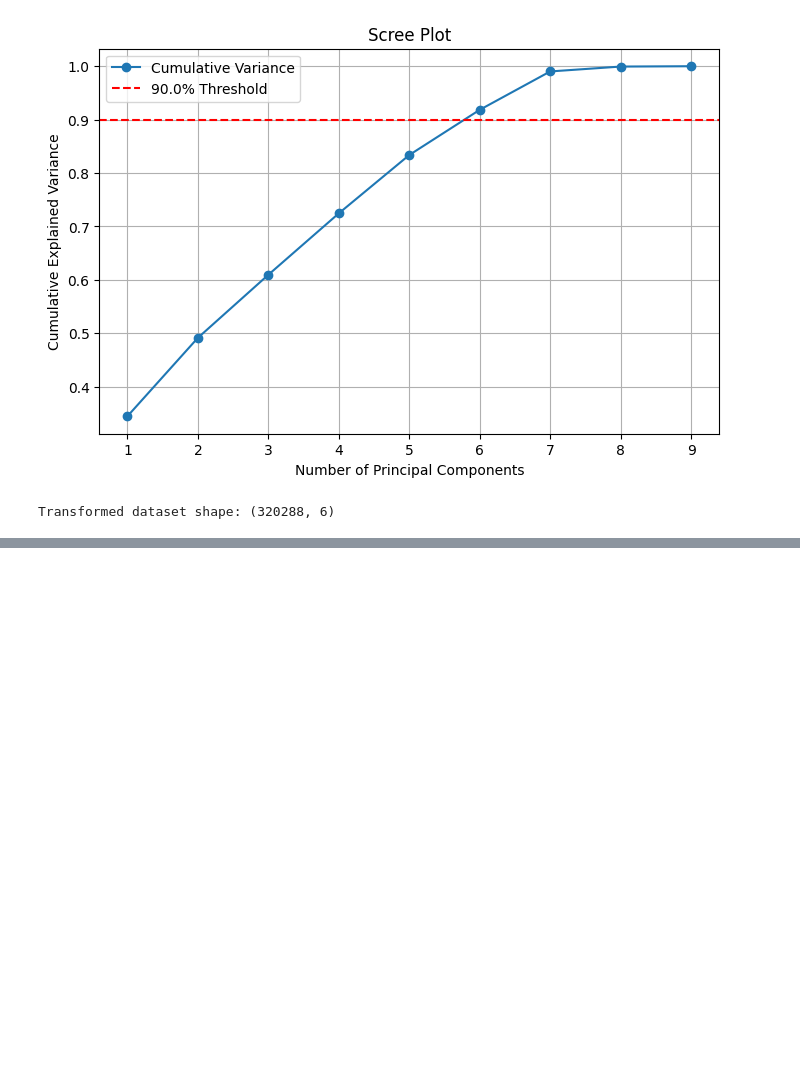
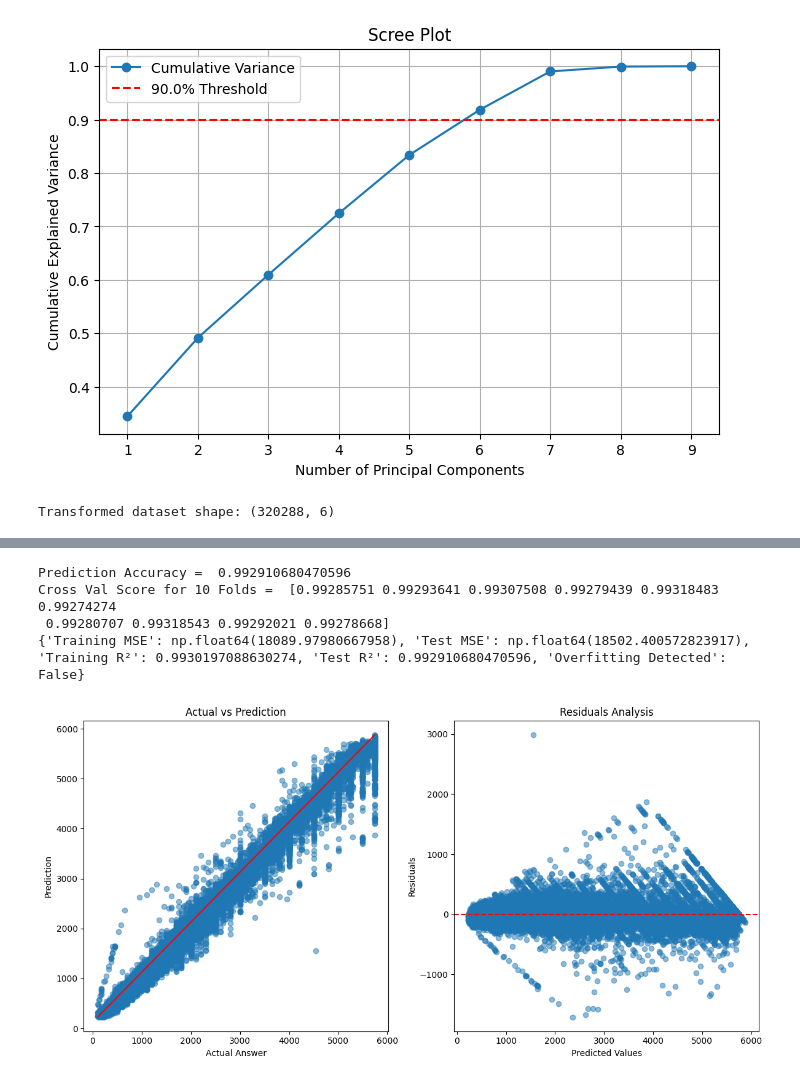
Before and after one commit to Jinay-Vora123/IT462-Exploratory-Data-Analysis-Project, a Jupyter notebook: EDA_Project.ipynb, the cells around one changed output, grey strips where cells are left out. Saved outputs shown, nothing was run; the diff lists cells and outputs as text; code cells hidden in the pictures; blank space fills up the shorter version.

```diff
--- a/EDA_Project.ipynb
+++ b/EDA_Project.ipynb
@@ -309,0 +448,47 @@ overfitting_status
+# %%
+gb = GradientBoostingRegressor()
+gb.fit(Features_train, Labels_train)
+train_pred_gb = gb.predict(Features_train)
+pred_gb = gb.predict(Features_test)
+acc_gb = cross_val_score(gb, Features, Labels, cv=KFold(n_splits=10, shuffle=True, random_state=42))
+residuals_reg_gb = Labels_test - pred_gb
+
+print("Prediction Accuracy = ", gb.score(Features_test,Labels_test))
+print("Cross Val Score for 10 Folds = ", acc_gb)
+
+train_mse_gb = mean_squared_error(Labels_train, train_pred_gb)
+test_mse_reg_gb = mean_squared_error(Labels_test, pred_gb)
+train_r2_gb = r2_score(Labels_train, train_pred_gb)
+test_r2_reg_gb = r2_score(Labels_test, pred_gb)
+
+overfitting_status_gb = {
+    "Training MSE": train_mse_gb,
+    "Test MSE": test_mse_reg_gb,
+    "Training R²": train_r2_gb,
+    "Test R²": test_r2_reg_gb,
+    "Overfitting Detected": train_r2_gb > test_r2_reg_gb + 0.05 or test_r2_reg_gb < 0.80
+}
+print(overfitting_status_gb)
+
+fig, axs = plt.subplots(1, 2, figsize=(12, 6))
+
+axs[0].scatter(Labels_test, pred_gb, alpha=0.5)
+axs[0].set_xlabel('Actual Answer')
+axs[0].set_ylabel('Prediction')
+axs[0].plot([min(Labels_test), max(Labels_test)], [min(pred_gb), max(pred_gb)], color='red')
+axs[0].set_title('Actual vs Prediction')
+
+axs[1].scatter(pred_gb, residuals_reg_gb, alpha=0.5)
+axs[1].axhline(0, color='red', linestyle='--')
+axs[1].set_title('Residuals Analysis')
+axs[1].set_xlabel('Predicted Values')
+axs[1].set_ylabel('Residuals')
+
+plt.tight_layout()
+plt.show()
+# %% [output]
+Prediction Accuracy =  0.992910680470596
+Cross Val Score for 10 Folds =  [0.99285751 0.99293641 0.99307508 0.99279439 0.99318483 0.99274274
+ 0.99280707 0.99318543 0.99292021 0.99278668]
+{'Training MSE': np.float64(18089.97980667958), 'Test MSE': np.float64(18502.400572823917), 'Training R²': 0.9930197088630274, 'Test R²': 0.992910680470596, 'Overfitting Detected': False}
+[figure, added]
```
Also changed, not shown: parts of 7 cells of this notebook.
